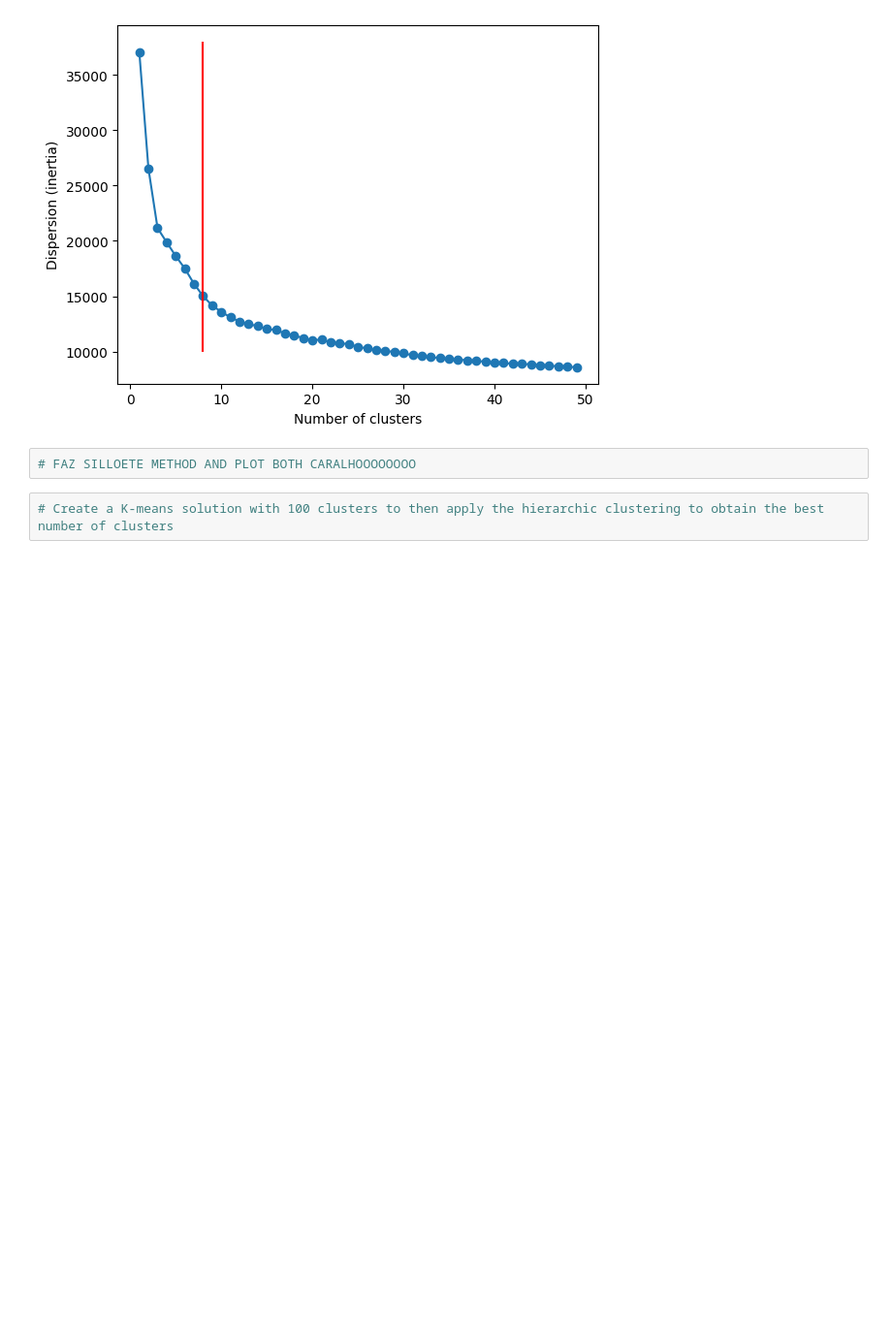
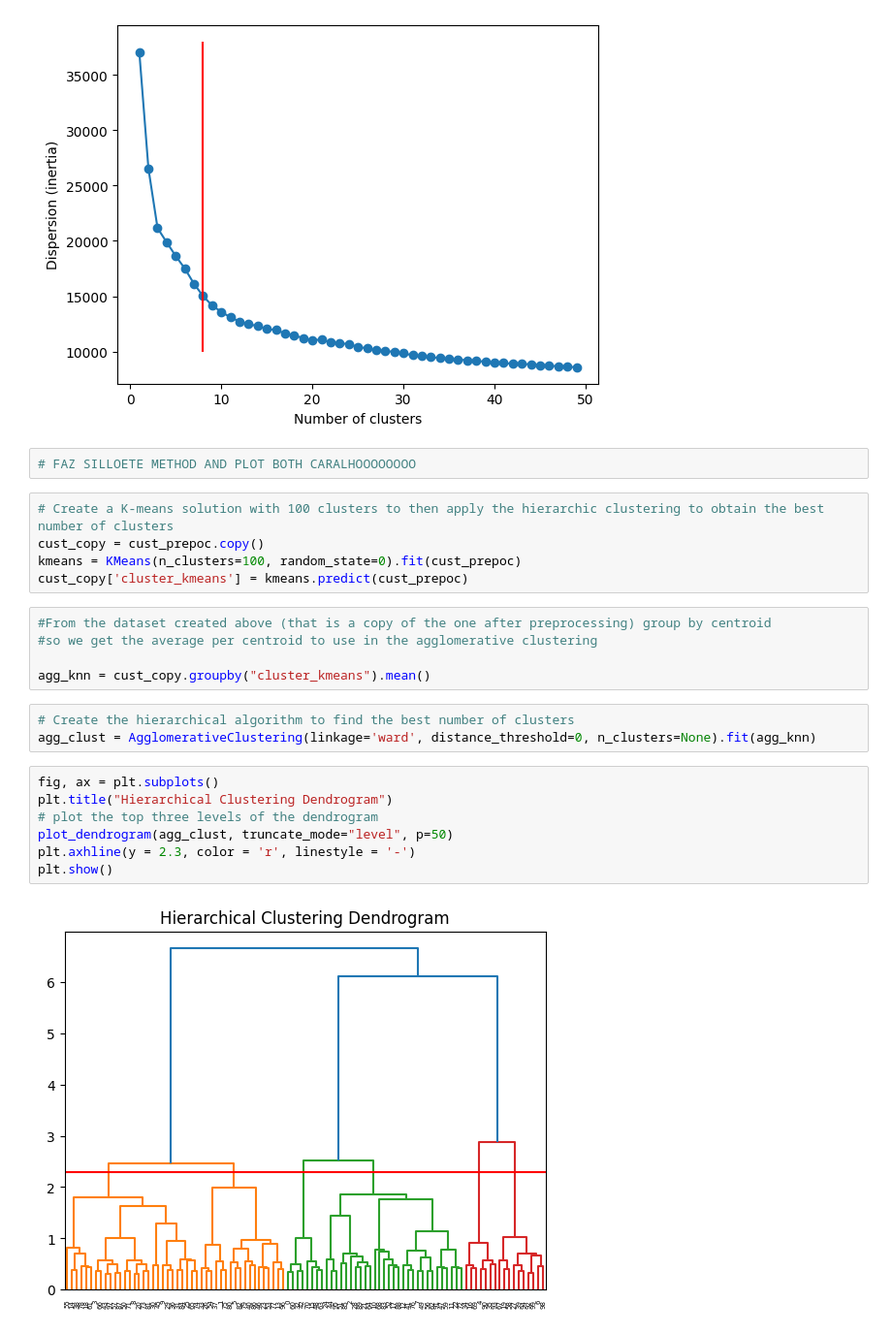
Before and after one commit to JoaoF7/Project-ML, a Jupyter notebook: Preprocessing.ipynb, the cells around one changed output. Shown: that part at 97% size. Saved outputs shown, nothing was run; the diff lists cells and outputs as text; blank space fills up the shorter version.

```diff
--- a/Preprocessing.ipynb
+++ b/Preprocessing.ipynb
@@ -290,3 +293,23 @@ plt.show()
 # FAZ SILLOETE METHOD AND PLOT BOTH CARALHOOOOOOOO
 # %%
 # Create a K-means solution with 100 clusters to then apply the hierarchic clustering to obtain the best number of clusters
+cust_copy = cust_prepoc.copy()
+kmeans = KMeans(n_clusters=100, random_state=0).fit(cust_prepoc)
+cust_copy['cluster_kmeans'] = kmeans.predict(cust_prepoc)
+# %%
+#From the dataset created above (that is a copy of the one after preprocessing) group by centroid
+#so we get the average per centroid to use in the agglomerative clustering
+
+agg_knn = cust_copy.groupby("cluster_kmeans").mean()
+# %%
+# Create the hierarchical algorithm to find the best number of clusters
+agg_clust = AgglomerativeClustering(linkage='ward', distance_threshold=0, n_clusters=None).fit(agg_knn)
+# %%
+fig, ax = plt.subplots()
+plt.title("Hierarchical Clustering Dendrogram")
+# plot the top three levels of the dendrogram
+plot_dendrogram(agg_clust, truncate_mode="level", p=50)
+plt.axhline(y = 2.3, color = 'r', linestyle = '-')
+plt.show()
+# %% [output]
+[figure, added]
```
Also changed, not shown: parts of 1 cell of this notebook, 2 other files.
